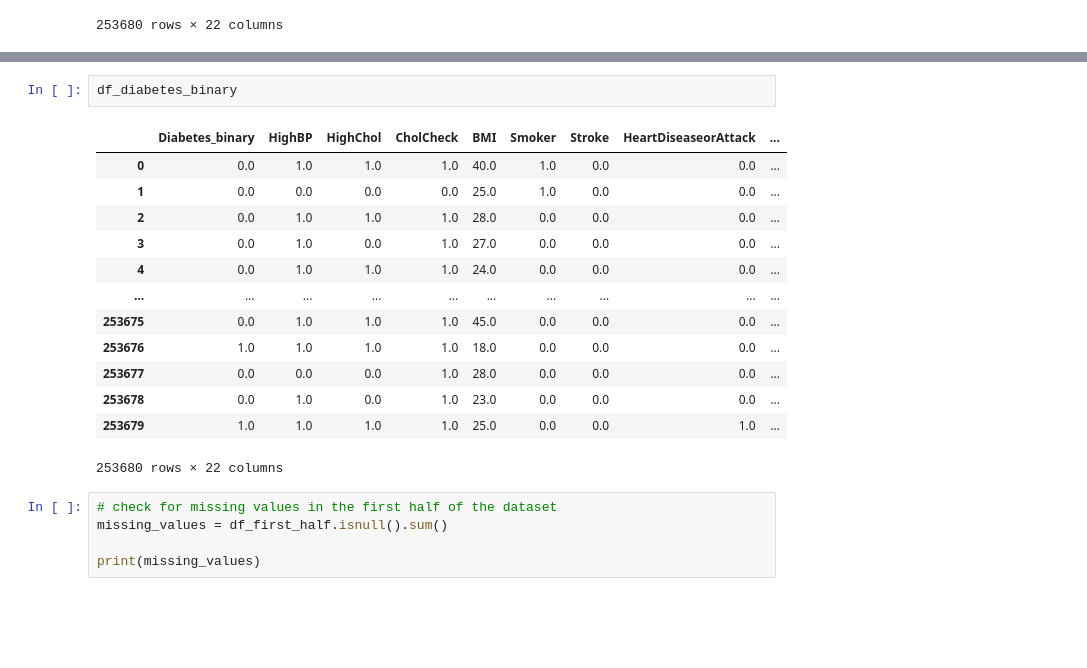
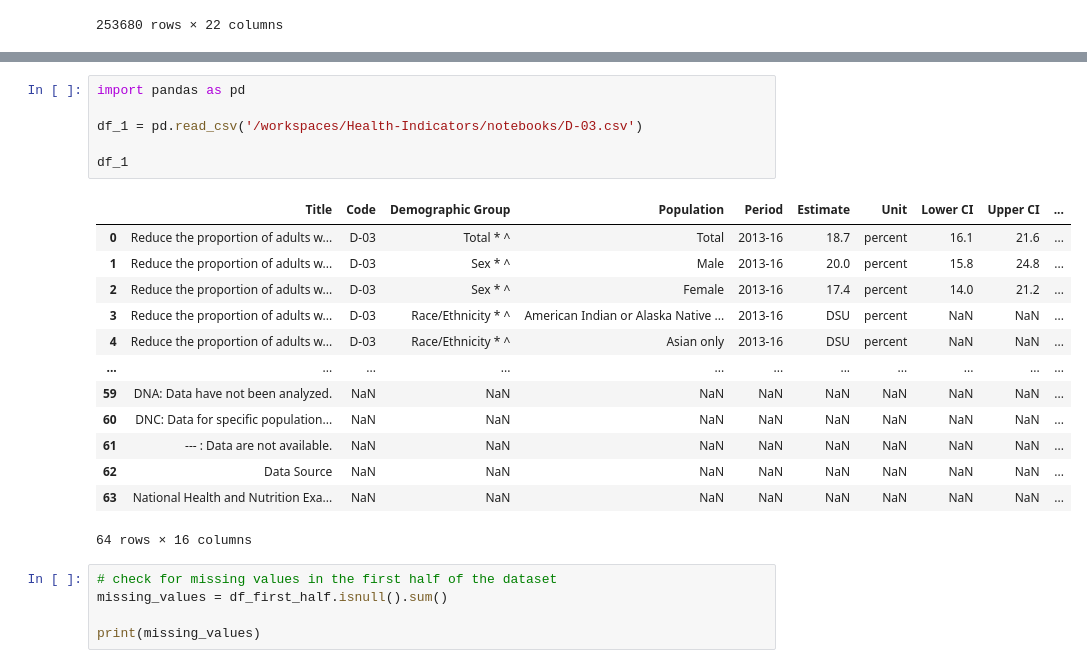
Before and after one commit to EugeneJosephCruz/Health-Indicators, a Jupyter notebook: notebooks/eda.ipynb, the cells around one changed output, grey strips where cells are left out. Saved outputs shown, nothing was run; the diff lists cells and outputs as text; blank space fills up the shorter version.

```diff
--- a/notebooks/eda.ipynb
+++ b/notebooks/eda.ipynb
@@ -52,19 +49,23 @@ df_diabetes_binary_5050split
-# %%
-df_diabetes_binary
-# %% [output]
-|  | Diabetes_binary | HighBP | HighChol | CholCheck | BMI | Smoker | Stroke | HeartDiseaseorAttack | ... |
-| 0 | 0.0 | 1.0 | 1.0 | 1.0 | 40.0 | 1.0 | 0.0 | 0.0 | ... |
-| 1 | 0.0 | 0.0 | 0.0 | 0.0 | 25.0 | 1.0 | 0.0 | 0.0 | ... |
-| 2 | 0.0 | 1.0 | 1.0 | 1.0 | 28.0 | 0.0 | 0.0 | 0.0 | ... |
-| 3 | 0.0 | 1.0 | 0.0 | 1.0 | 27.0 | 0.0 | 0.0 | 0.0 | ... |
-| 4 | 0.0 | 1.0 | 1.0 | 1.0 | 24.0 | 0.0 | 0.0 | 0.0 | ... |
-| ... | ... | ... | ... | ... | ... | ... | ... | ... | ... |
-| 253675 | 0.0 | 1.0 | 1.0 | 1.0 | 45.0 | 0.0 | 0.0 | 0.0 | ... |
-| 253676 | 1.0 | 1.0 | 1.0 | 1.0 | 18.0 | 0.0 | 0.0 | 0.0 | ... |
-| 253677 | 0.0 | 0.0 | 0.0 | 1.0 | 28.0 | 0.0 | 0.0 | 0.0 | ... |
-| 253678 | 0.0 | 1.0 | 0.0 | 1.0 | 23.0 | 0.0 | 0.0 | 0.0 | ... |
-| 253679 | 1.0 | 1.0 | 1.0 | 1.0 | 25.0 | 0.0 | 0.0 | 1.0 | ... |
-253680 rows × 22 columns
+# %%
+import pandas as pd
+
+df_1 = pd.read_csv('/workspaces/Health-Indicators/notebooks/D-03.csv')
+
+df_1
+# %% [output]
+|  | Title | Code | Demographic Group | Population | Period | Estimate | Unit | Lower CI | Upper CI | ... |
+| 0 | Reduce the proportion of adults w... | D-03 | Total * ^ | Total | 2013-16 | 18.7 | percent | 16.1 | 21.6 | ... |
+| 1 | Reduce the proportion of adults w... | D-03 | Sex * ^ | Male | 2013-16 | 20.0 | percent | 15.8 | 24.8 | ... |
+| 2 | Reduce the proportion of adults w... | D-03 | Sex * ^ | Female | 2013-16 | 17.4 | percent | 14.0 | 21.2 | ... |
+| 3 | Reduce the proportion of adults w... | D-03 | Race/Ethnicity * ^ | American Indian or Alaska Native ... | 2013-16 | DSU | percent | NaN | NaN | ... |
+| 4 | Reduce the proportion of adults w... | D-03 | Race/Ethnicity * ^ | Asian only | 2013-16 | DSU | percent | NaN | NaN | ... |
+| ... | ... | ... | ... | ... | ... | ... | ... | ... | ... | ... |
+| 59 | DNA: Data have not been analyzed. | NaN | NaN | NaN | NaN | NaN | NaN | NaN | NaN | ... |
+| 60 | DNC: Data for specific population... | NaN | NaN | NaN | NaN | NaN | NaN | NaN | NaN | ... |
+| 61 | --- : Data are not available. | NaN | NaN | NaN | NaN | NaN | NaN | NaN | NaN | ... |
+| 62 | Data Source | NaN | NaN | NaN | NaN | NaN | NaN | NaN | NaN | ... |
+| 63 | National Health and Nutrition Exa... | NaN | NaN | NaN | NaN | NaN | NaN | NaN | NaN | ... |
+64 rows × 16 columns
 # %%
 # check for missing values in the first half of the dataset
 missing_values = df_first_half.isnull().sum()
```
Also changed, not shown: parts of 17 cells of this notebook, 1 other file.
